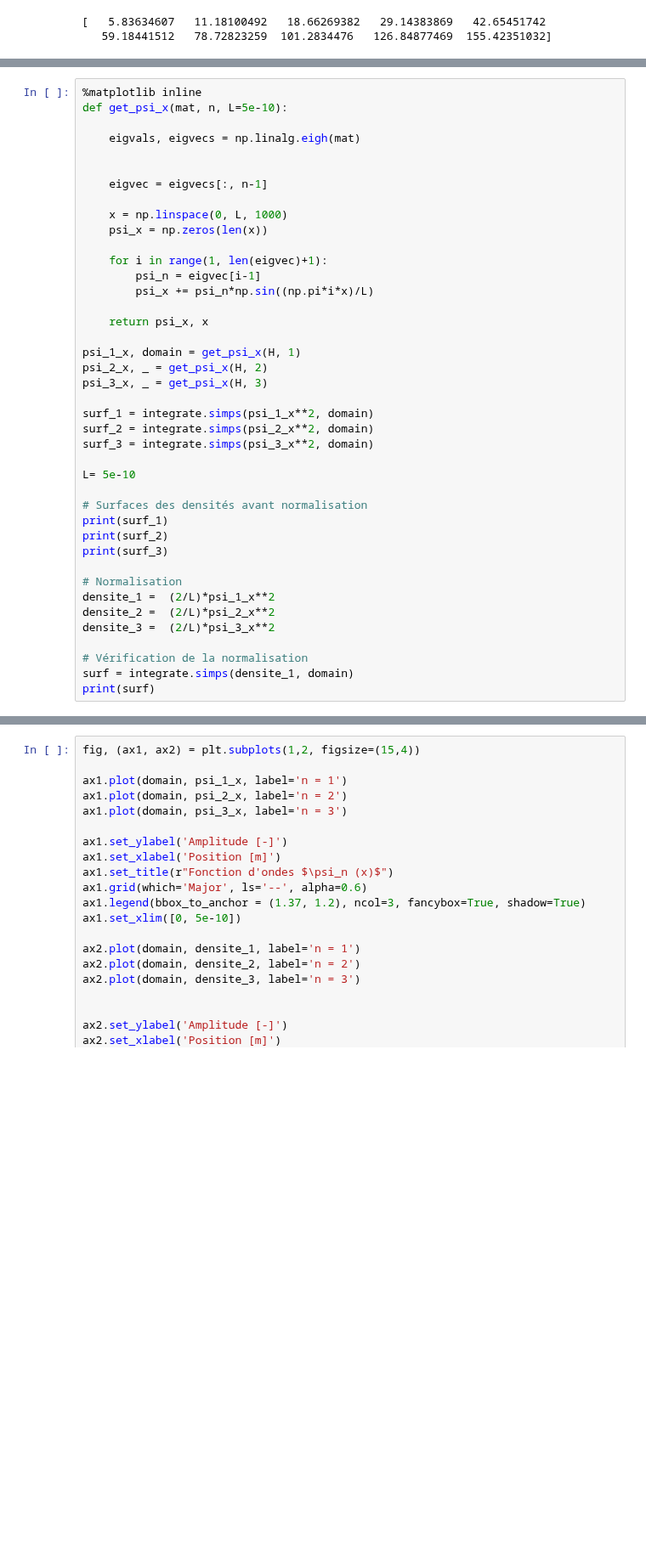
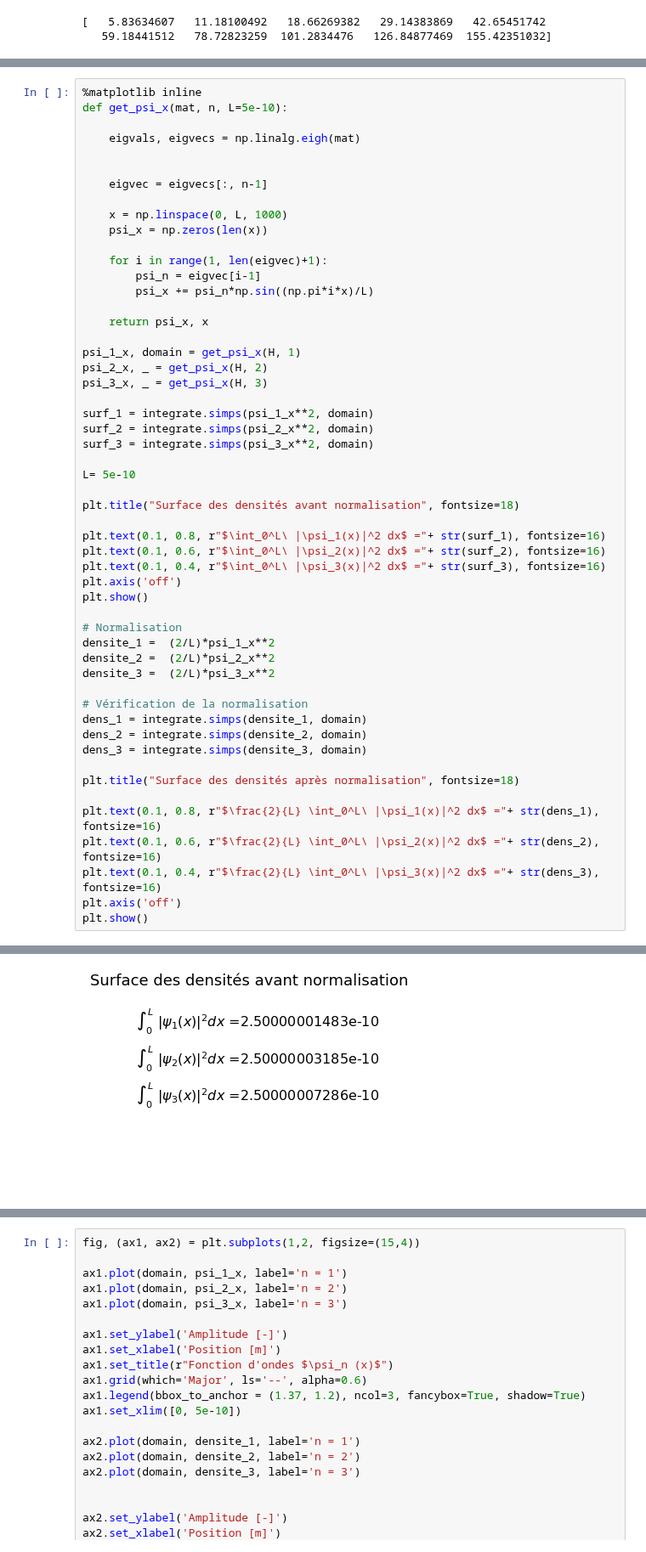
Before and after one commit to eliedl/Physique_numerique, a Jupyter notebook: TP2/TP2_Elie.ipynb, the cells around one changed output, grey strips where cells are left out. Shown at 85% size. Cells and saved outputs as stored; diff of their text form; blank space fills up the shorter version.

```diff
--- a/TP2/TP2_Elie.ipynb
+++ b/TP2/TP2_Elie.ipynb
@@ -457,10 +448,13 @@ surf_3 = integrate.simps(psi_3_x**2, domain)
 
 L= 5e-10
 
-# Surfaces des densités avant normalisation
-print(surf_1)
-print(surf_2)
-print(surf_3)
+plt.title("Surface des densités avant normalisation", fontsize=18)
+
+plt.text(0.1, 0.8, r"$\int_0^L\ |\psi_1(x)|^2 dx$ ="+ str(surf_1), fontsize=16)
+plt.text(0.1, 0.6, r"$\int_0^L\ |\psi_2(x)|^2 dx$ ="+ str(surf_2), fontsize=16)
+plt.text(0.1, 0.4, r"$\int_0^L\ |\psi_3(x)|^2 dx$ ="+ str(surf_3), fontsize=16)
+plt.axis('off')
+plt.show()
 
 # Normalisation
 densite_1 =  (2/L)*psi_1_x**2
@@ -468,6 +462,15 @@ densite_2 =  (2/L)*psi_2_x**2
 densite_3 =  (2/L)*psi_3_x**2
 
 # Vérification de la normalisation
-surf = integrate.simps(densite_1, domain)
-print(surf)
+dens_1 = integrate.simps(densite_1, domain)
+dens_2 = integrate.simps(densite_2, domain)
+dens_3 = integrate.simps(densite_3, domain)
+
+plt.title("Surface des densités après normalisation", fontsize=18)
+
+plt.text(0.1, 0.8, r"$\frac{2}{L} \int_0^L\ |\psi_1(x)|^2 dx$ ="+ str(dens_1), fontsize=16)
+plt.text(0.1, 0.6, r"$\frac{2}{L} \int_0^L\ |\psi_2(x)|^2 dx$ ="+ str(dens_2), fontsize=16)
+plt.text(0.1, 0.4, r"$\frac{2}{L} \int_0^L\ |\psi_3(x)|^2 dx$ ="+ str(dens_3), fontsize=16)
+plt.axis('off')
+plt.show()
 # %% [output]
@@ -477,0 +477 @@ print(surf)
+[figure, added]
```
Also changed, not shown: parts of 16 cells of this notebook.
